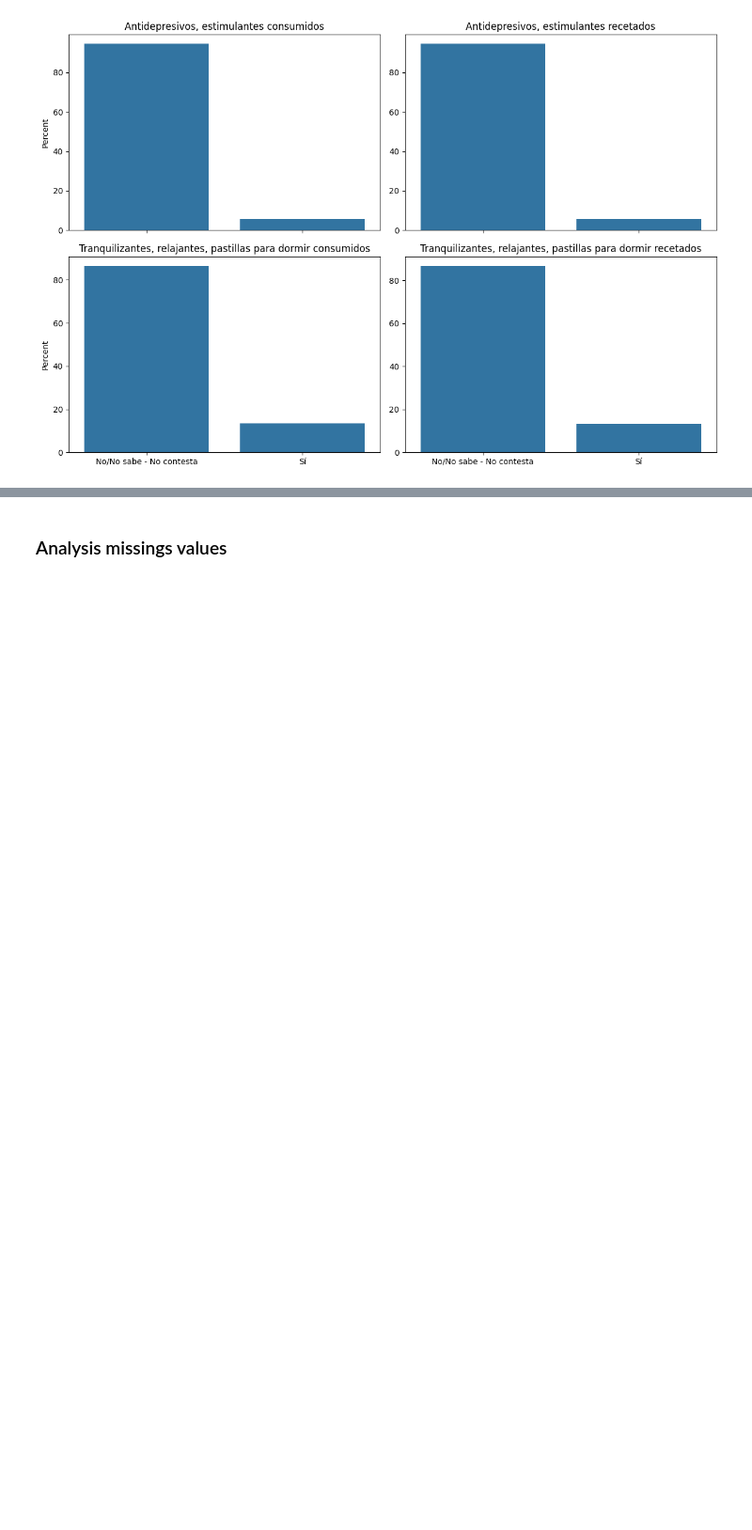
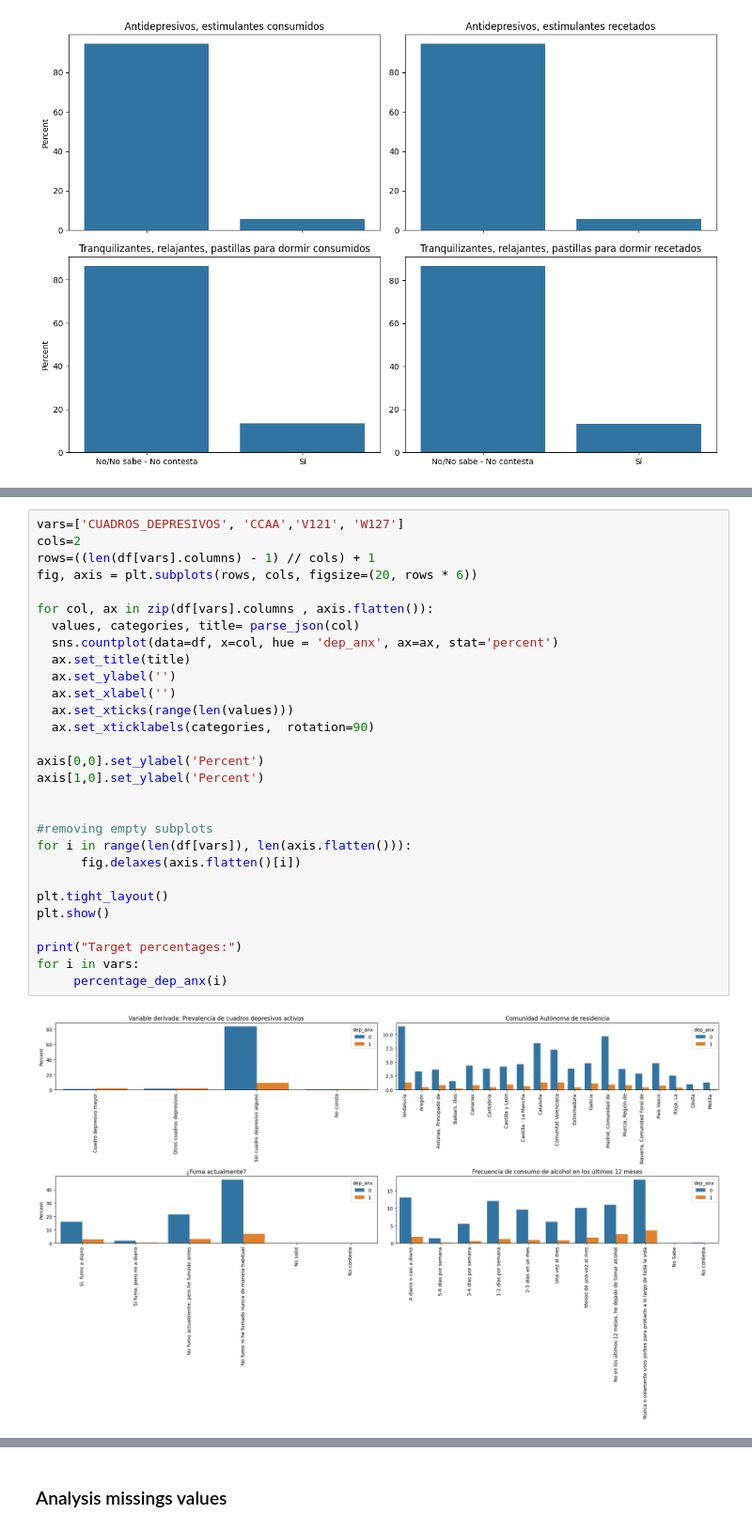
Before and after one commit to linama2593/mental_health_spain, a Jupyter notebook: src/exploratory_data_analysis_json.ipynb, the cells around one changed output, grey strips where cells are left out. Shown at 94% size. Cells and saved outputs as stored; diff of their text form; blank space fills up the shorter version.

```diff
--- a/src/exploratory_data_analysis_json.ipynb
+++ b/src/exploratory_data_analysis_json.ipynb
@@ -307,0 +370,31 @@ plt.show()
+# %%
+vars=['CUADROS_DEPRESIVOS', 'CCAA','V121', 'W127']
+cols=2
+rows=((len(df[vars].columns) - 1) // cols) + 1
+fig, axis = plt.subplots(rows, cols, figsize=(20, rows * 6))
+
+for col, ax in zip(df[vars].columns , axis.flatten()):
+  values, categories, title= parse_json(col)
+  sns.countplot(data=df, x=col, hue = 'dep_anx', ax=ax, stat='percent')
+  ax.set_title(title)
+  ax.set_ylabel('')
+  ax.set_xlabel('')
+  ax.set_xticks(range(len(values)))
+  ax.set_xticklabels(categories,  rotation=90)
+
+axis[0,0].set_ylabel('Percent')
+axis[1,0].set_ylabel('Percent')
+
+
+#removing empty subplots
+for i in range(len(df[vars]), len(axis.flatten())):
+      fig.delaxes(axis.flatten()[i])
+
+plt.tight_layout()
+plt.show()
+
+print("Target percentages:")
+for i in vars:
+     percentage_dep_anx(i)
+# %% [output]
+[figure, added]
```
Also changed, not shown: parts of 15 cells of this notebook.
